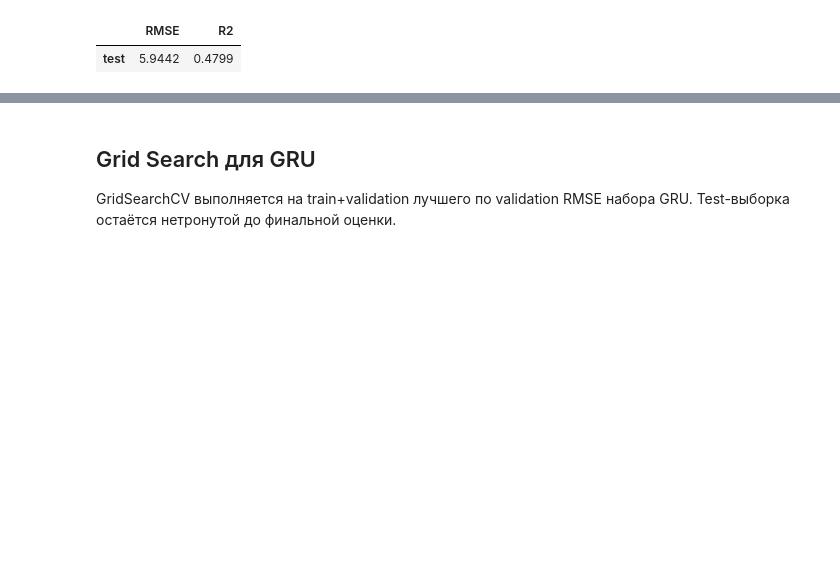
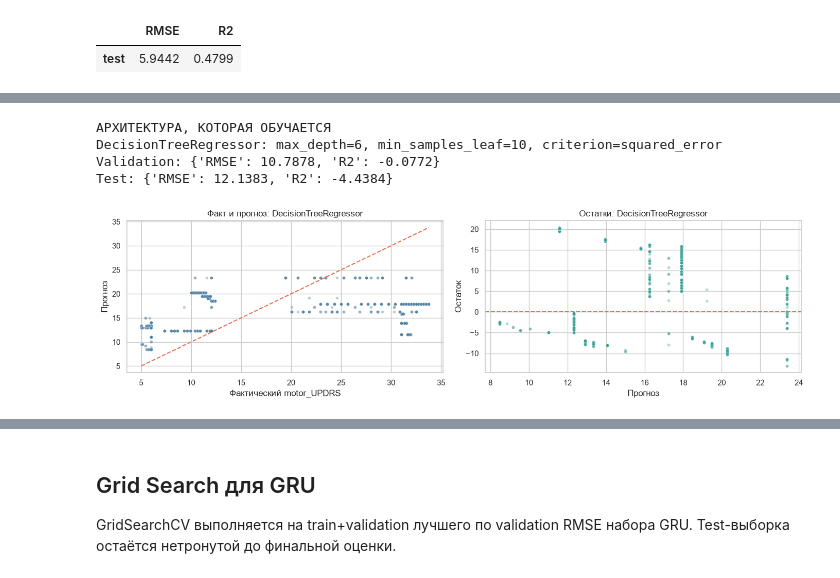
Before and after one commit to imnoname/intelligent-data-analysis-ml, a Jupyter notebook: lr1/lr1_variant6_parkinsons_regression.ipynb, the cells around one changed output, grey strips where cells are left out. Cells and saved outputs as stored; diff of their text form; code cells hidden in the pictures; blank space fills up the shorter version.

Commit message:
Add leakage-safe classical regression models

```diff
--- a/lr1/lr1_variant6_parkinsons_regression.ipynb
+++ b/lr1/lr1_variant6_parkinsons_regression.ipynb
@@ -1016,0 +1108,23 @@ else:
+# %%
+# Дерево решений
+print("АРХИТЕКТУРА, КОТОРАЯ ОБУЧАЕТСЯ")
+print("DecisionTreeRegressor: max_depth=6, min_samples_leaf=10, criterion=squared_error")
+decision_tree = DecisionTreeRegressor(max_depth=6, min_samples_leaf=10, random_state=SEED)
+decision_tree.fit(X_class_train, y_class_train)
+tree_val_pred = decision_tree.predict(X_class_val)
+tree_test_pred = decision_tree.predict(X_class_test)
+tree_val_metrics = regression_metrics(y_class_val, tree_val_pred)
+tree_test_metrics = regression_metrics(y_class_test, tree_test_pred)
+print("Validation:", {k: round(v, 4) for k, v in tree_val_metrics.items()})
+print("Test:", {k: round(v, 4) for k, v in tree_test_metrics.items()})
+classical_results.append({"model": "DecisionTreeRegressor", "split": "patient-level", "scaling": "не требуется",
+                          "val_RMSE": tree_val_metrics["RMSE"], "val_R2": tree_val_metrics["R2"],
+                          "test_RMSE": tree_test_metrics["RMSE"], "test_R2": tree_test_metrics["R2"]})
+classical_predictions["DecisionTreeRegressor"] = (tree_val_pred, tree_test_pred)
+plot_prediction_metrics(y_class_val.values, tree_val_pred, "DecisionTreeRegressor")
+# %% [output]
+АРХИТЕКТУРА, КОТОРАЯ ОБУЧАЕТСЯ
+DecisionTreeRegressor: max_depth=6, min_samples_leaf=10, criterion=squared_error
+Validation: {'RMSE': 10.7878, 'R2': -0.0772}
+Test: {'RMSE': 12.1383, 'R2': -4.4384}
+[figure, added]
```
Also changed, not shown: parts of 7 cells of this notebook, 1 other file.
